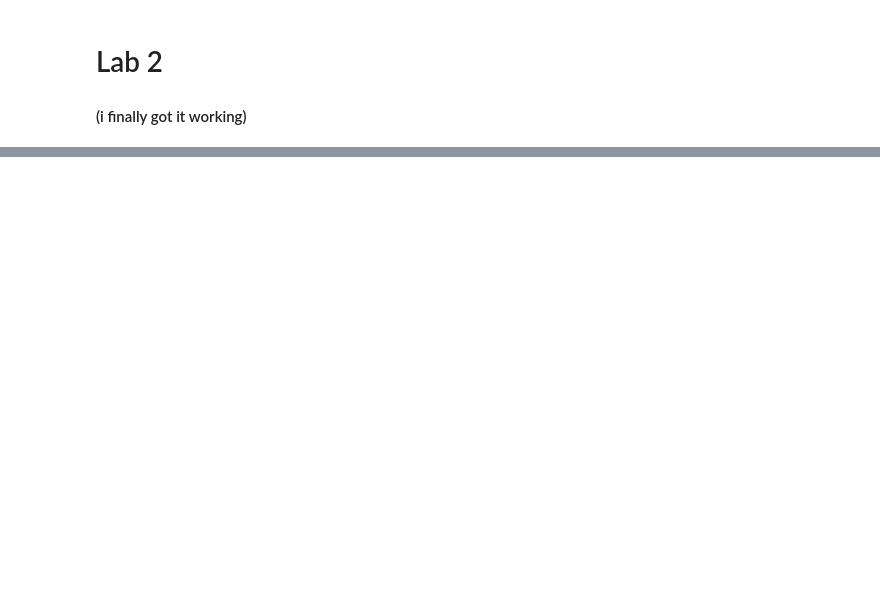
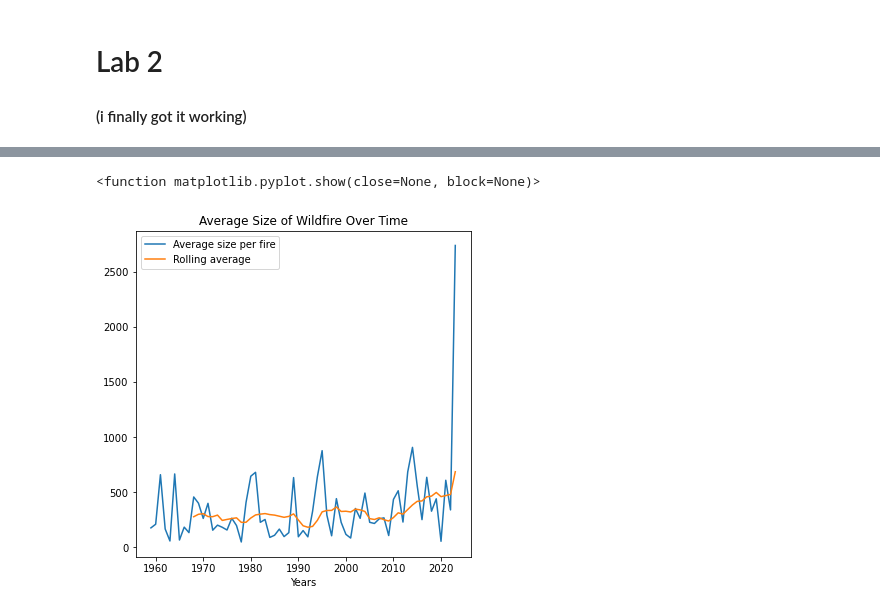
Before and after one commit to dontloseyourkeys/lab2-310, a Jupyter notebook: AsiaLab2.ipynb, the cells around one changed output, grey strips where cells are left out. Cells and saved outputs as stored; diff of their text form; code cells hidden in the pictures; blank space fills up the shorter version.

Commit message:
started on the 2 other graphs, minimal progress

```diff
--- a/AsiaLab2.ipynb
+++ b/AsiaLab2.ipynb
@@ -70,0 +71,32 @@ co2data.plot.line(x = 'Year', y= 'average', c = 'deeppink', style= '-o', ms = 5,
+# %%
+import matplotlib.pyplot as plt
+
+#part 3
+#average fire size
+#objective: plot the total hectares by number of fires
+
+numfir = wfdata['Number of Fires']
+habur = wfdata['Area Burned']
+
+#addind new stat (hectares total by number of fires)
+firesize = habur/numfir
+wfdata['Average size per fire'] = firesize
+
+wfdata['Rolling average'] = wfdata['Average size per fire'].rolling(10).mean()
+
+#plotting the lines
+#ax1 = plt.plot(wfdata['Years'],wfdata['newstat'])
+#ax2 = plt.plot(wfdata['Years'],wfdata['rolling'])
+#title =''
+#plt.show
+
+
+#plotting
+ax1 = wfdata.plot.line(x='Years', y= 'Average size per fire',
+                     figsize= (6,6), title = 'Average Size of Wildfire Over Time'
+                     )
+ax2 = wfdata.plot.line(x='Years', y='Rolling average', ax= ax1)
+plt.show
+# %% [output]
+<function matplotlib.pyplot.show(close=None, block=None)>
+[figure, added]
```
Also changed, not shown: parts of 3 cells of this notebook, 1 other file.
